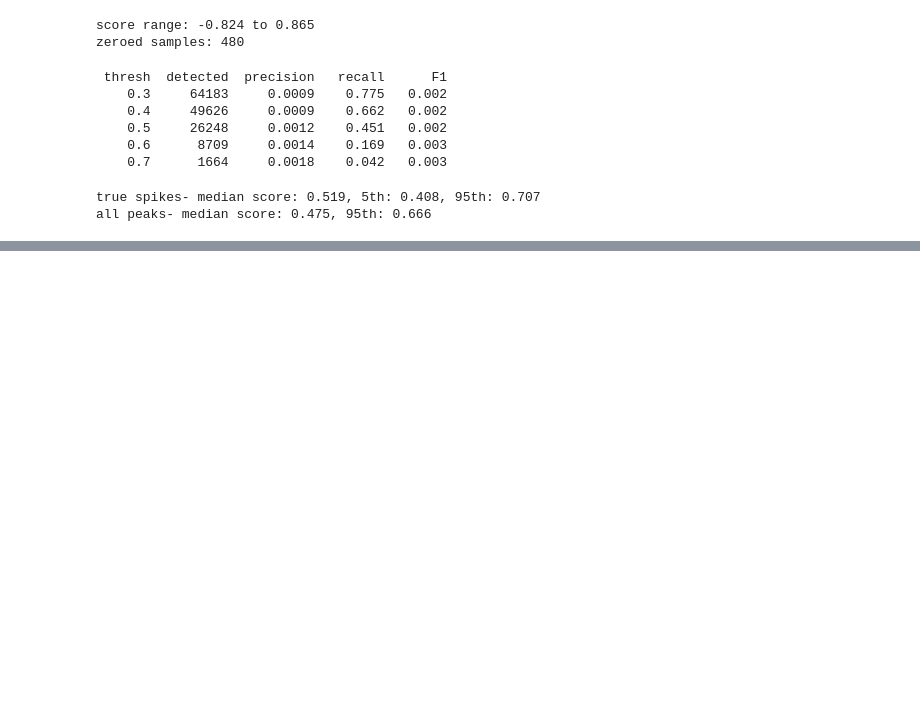
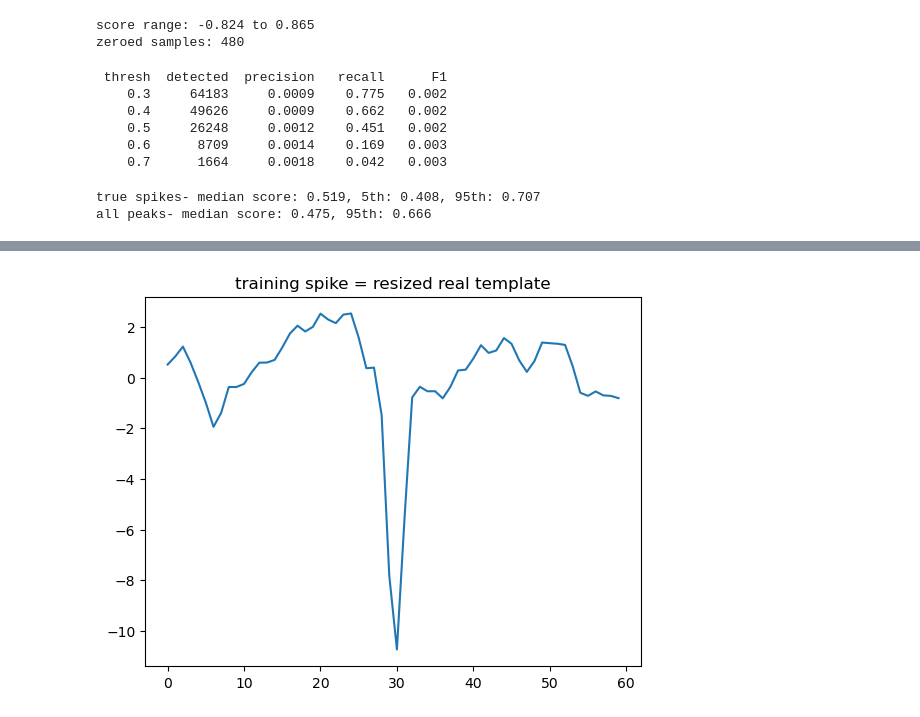
Before and after one commit to Razan-88/Decoding_Chronic_Pain, a Jupyter notebook: notebooks/05_real_data_pipeline.ipynb, the cells around one changed output, grey strips where cells are left out. Saved outputs shown, nothing was run; the diff lists cells and outputs as text; code cells hidden in the pictures; blank space fills up the shorter version.

```diff
--- a/notebooks/05_real_data_pipeline.ipynb
+++ b/notebooks/05_real_data_pipeline.ipynb
@@ -202,0 +465,9 @@ all peaks- median score: 0.475, 95th: 0.666
+# %%
+# train on real template
+base = template.copy()
+x_old = np.linspace(0, 1, 90)
+x_new = np.linspace(0, 1, 60)
+base = np.interp(x_new, x_old, base)
+plt.plot(base); plt.title('training spike = resized real template'); plt.show()
+# %% [output]
+[figure, added]
```
Also changed, not shown: parts of 21 cells of this notebook, 1 other file.
